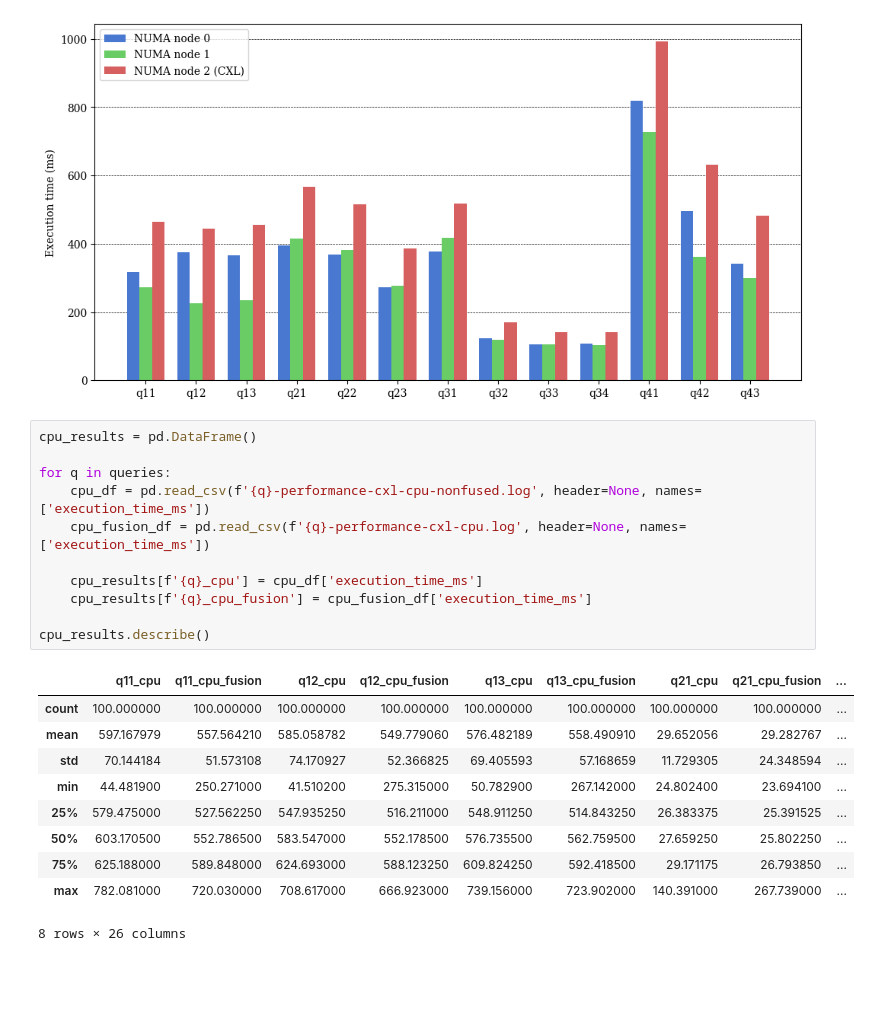
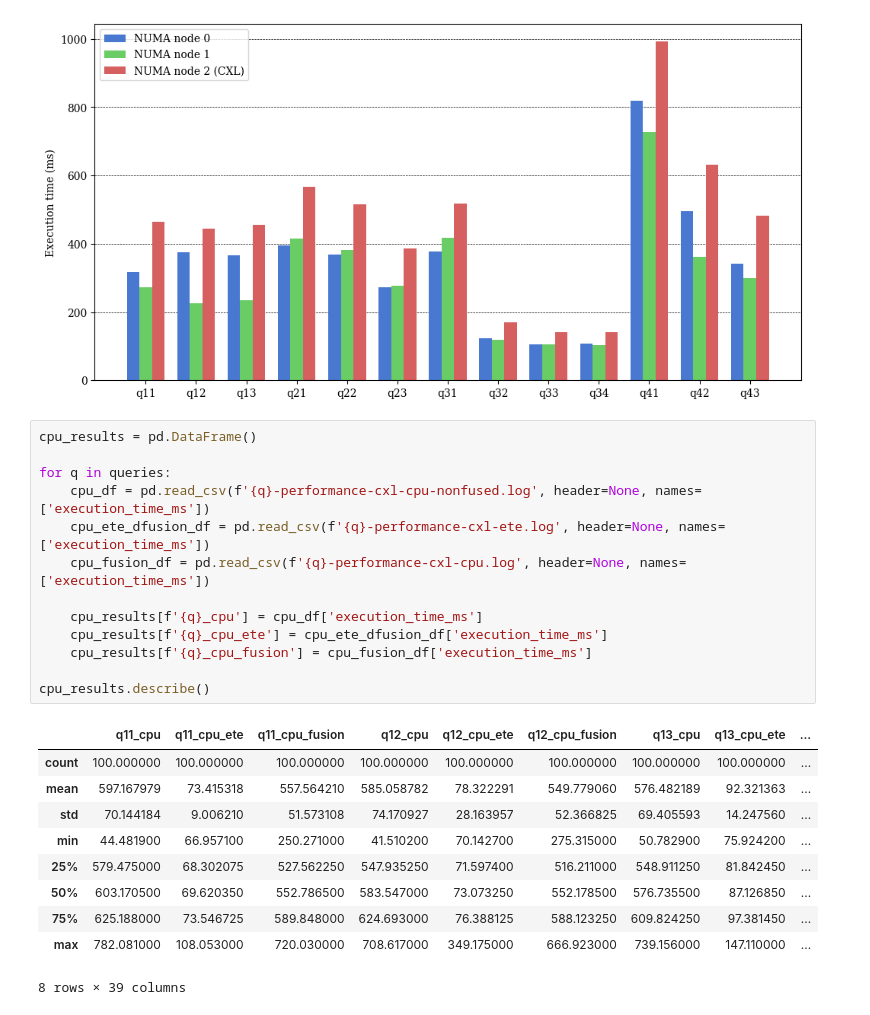
Before and after one commit to Maestro-Zacht/sycldb-calcite-executor, a Jupyter notebook: performances/perf.ipynb, the cells around one changed output. Drawn from its saved outputs; the diff is of its cells as text; blank space fills up the shorter version.

```diff
--- a/performances/perf.ipynb
+++ b/performances/perf.ipynb
@@ -345,25 +345,27 @@ plt.show()
 # %%
 cpu_results = pd.DataFrame()
 
 for q in queries:
     cpu_df = pd.read_csv(f'{q}-performance-cxl-cpu-nonfused.log', header=None, names=['execution_time_ms'])
+    cpu_ete_dfusion_df = pd.read_csv(f'{q}-performance-cxl-ete.log', header=None, names=['execution_time_ms'])
     cpu_fusion_df = pd.read_csv(f'{q}-performance-cxl-cpu.log', header=None, names=['execution_time_ms'])
 
     cpu_results[f'{q}_cpu'] = cpu_df['execution_time_ms']
+    cpu_results[f'{q}_cpu_ete'] = cpu_ete_dfusion_df['execution_time_ms']
     cpu_results[f'{q}_cpu_fusion'] = cpu_fusion_df['execution_time_ms']
 
 cpu_results.describe()
 # %% [output]
-|  | q11_cpu | q11_cpu_fusion | q12_cpu | q12_cpu_fusion | q13_cpu | q13_cpu_fusion | q21_cpu | q21_cpu_fusion | ... |
+|  | q11_cpu | q11_cpu_ete | q11_cpu_fusion | q12_cpu | q12_cpu_ete | q12_cpu_fusion | q13_cpu | q13_cpu_ete | ... |
 | count | 100.000000 | 100.000000 | 100.000000 | 100.000000 | 100.000000 | 100.000000 | 100.000000 | 100.000000 | ... |
-| mean | 597.167979 | 557.564210 | 585.058782 | 549.779060 | 576.482189 | 558.490910 | 29.652056 | 29.282767 | ... |
-| std | 70.144184 | 51.573108 | 74.170927 | 52.366825 | 69.405593 | 57.168659 | 11.729305 | 24.348594 | ... |
-| min | 44.481900 | 250.271000 | 41.510200 | 275.315000 | 50.782900 | 267.142000 | 24.802400 | 23.694100 | ... |
-| 25% | 579.475000 | 527.562250 | 547.935250 | 516.211000 | 548.911250 | 514.843250 | 26.383375 | 25.391525 | ... |
-| 50% | 603.170500 | 552.786500 | 583.547000 | 552.178500 | 576.735500 | 562.759500 | 27.659250 | 25.802250 | ... |
-| 75% | 625.188000 | 589.848000 | 624.693000 | 588.123250 | 609.824250 | 592.418500 | 29.171175 | 26.793850 | ... |
-| max | 782.081000 | 720.030000 | 708.617000 | 666.923000 | 739.156000 | 723.902000 | 140.391000 | 267.739000 | ... |
+| mean | 597.167979 | 73.415318 | 557.564210 | 585.058782 | 78.322291 | 549.779060 | 576.482189 | 92.321363 | ... |
+| std | 70.144184 | 9.006210 | 51.573108 | 74.170927 | 28.163957 | 52.366825 | 69.405593 | 14.247560 | ... |
+| min | 44.481900 | 66.957100 | 250.271000 | 41.510200 | 70.142700 | 275.315000 | 50.782900 | 75.924200 | ... |
+| 25% | 579.475000 | 68.302075 | 527.562250 | 547.935250 | 71.597400 | 516.211000 | 548.911250 | 81.842450 | ... |
+| 50% | 603.170500 | 69.620350 | 552.786500 | 583.547000 | 73.073250 | 552.178500 | 576.735500 | 87.126850 | ... |
+| 75% | 625.188000 | 73.546725 | 589.848000 | 624.693000 | 76.388125 | 588.123250 | 609.824250 | 97.381450 | ... |
+| max | 782.081000 | 108.053000 | 720.030000 | 708.617000 | 349.175000 | 666.923000 | 739.156000 | 147.110000 | ... |
-8 rows × 26 columns
+8 rows × 39 columns
 # %%
 comparison_cpu = []
 
```
Also changed, not shown: parts of 2 cells of this notebook, 13 other files.
